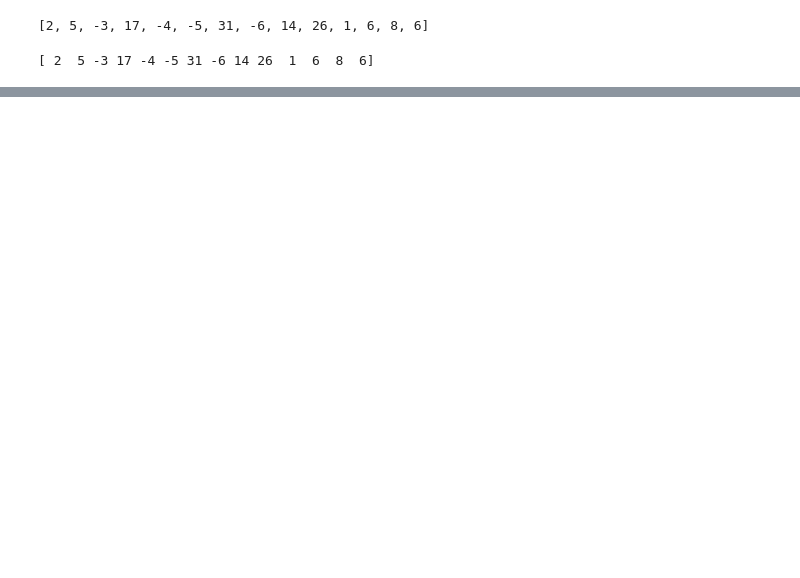
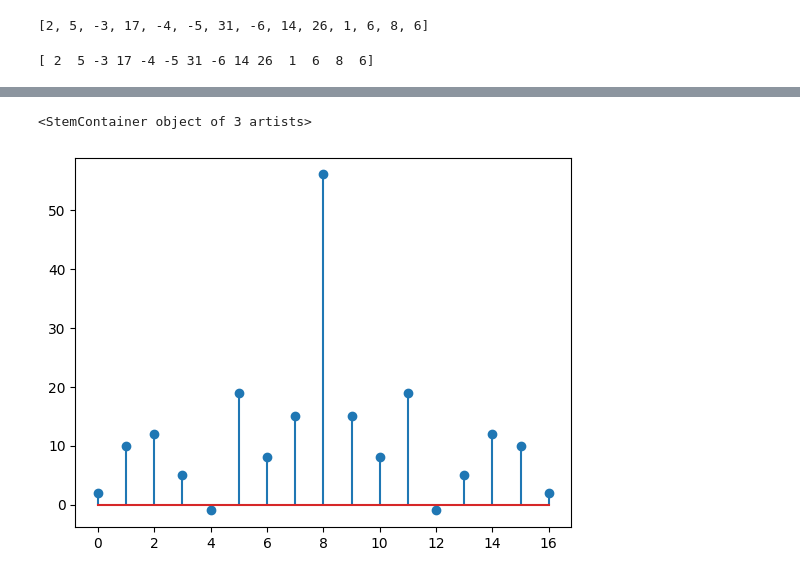
Before and after one commit to ParasKore2003/DSP, a Jupyter notebook: 21ECE1024.ipynb, the cells around one changed output, grey strips where cells are left out. Cells and saved outputs as stored; diff of their text form; code cells hidden in the pictures; blank space fills up the shorter version.

```diff
--- a/21ECE1024.ipynb
+++ b/21ECE1024.ipynb
@@ -58,2 +63,9 @@ plt.stem(gamma_xx)
+# %%
+#auto correlation
+Gamma_xx = (convo(x,np.flip(x)))
+plt.stem(Gamma_xx)
+# %% [output]
+<StemContainer object of 3 artists>
+[figure, added]
 # %%
 #autocorrelation of noise
```
Also changed, not shown: parts of 14 cells of this notebook.
